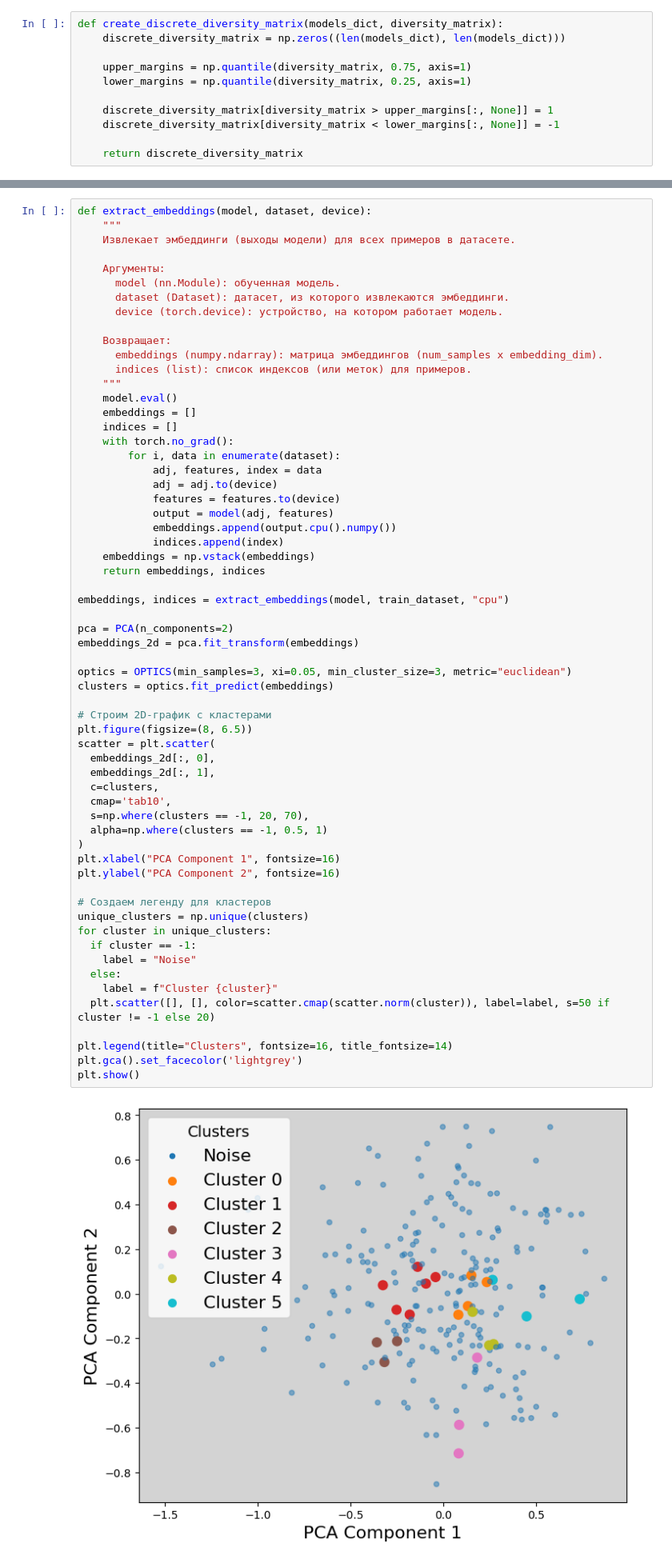
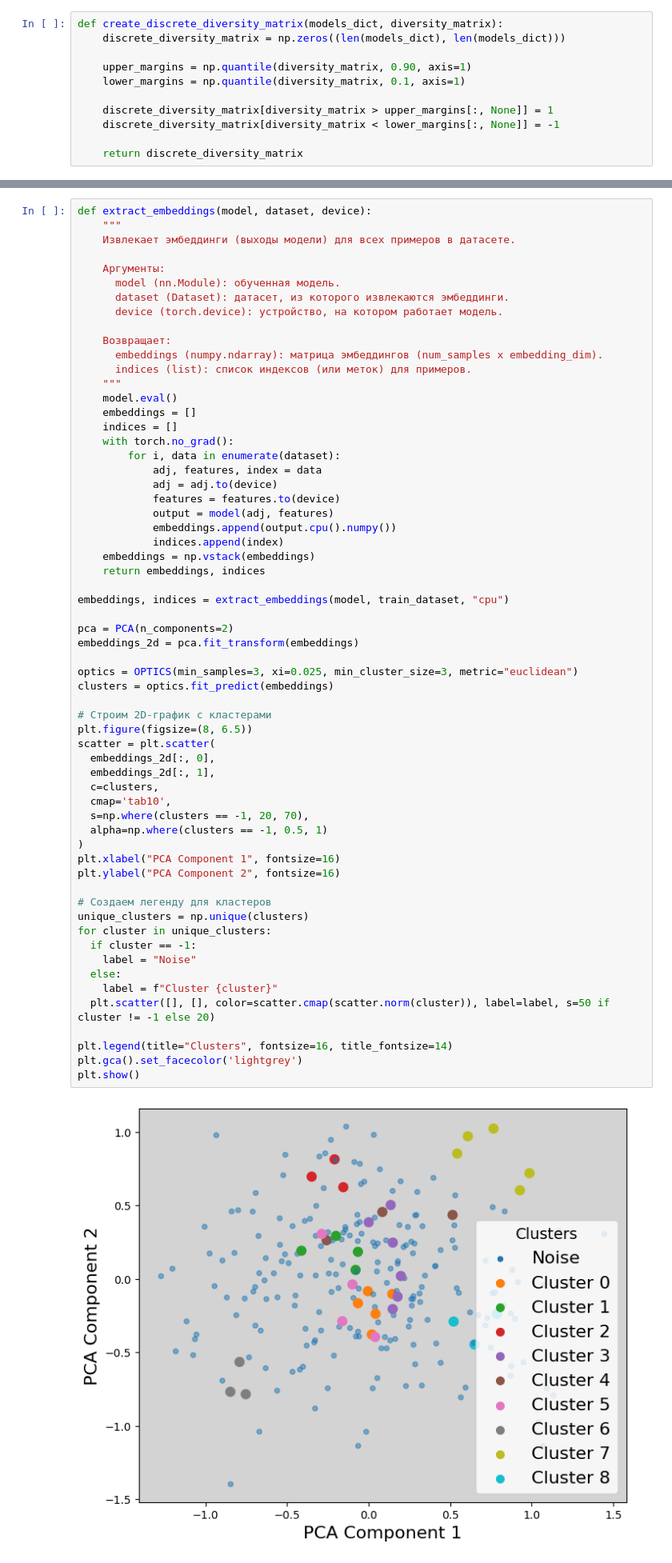
Before and after one commit to intsystems/predicator-function-for-neural-networks, a Jupyter notebook: code/GCN.ipynb, the cells around one changed output, grey strips where cells are left out. Shown at 80% size. Drawn from its saved outputs; the diff is of its cells as text.

```diff
--- a/code/GCN.ipynb
+++ b/code/GCN.ipynb
@@ -429,8 +429,8 @@ plt.show()
 def create_discrete_diversity_matrix(models_dict, diversity_matrix):
     discrete_diversity_matrix = np.zeros((len(models_dict), len(models_dict)))
 
-    upper_margins = np.quantile(diversity_matrix, 0.75, axis=1)
-    lower_margins = np.quantile(diversity_matrix, 0.25, axis=1)
+    upper_margins = np.quantile(diversity_matrix, 0.90, axis=1)
+    lower_margins = np.quantile(diversity_matrix, 0.1, axis=1)
 
     discrete_diversity_matrix[diversity_matrix > upper_margins[:, None]] = 1
     discrete_diversity_matrix[diversity_matrix < lower_margins[:, None]] = -1
@@ -676,36 +722,36 @@ embeddings, indices = extract_embeddings(model, train_dataset, "cpu")
 pca = PCA(n_components=2)
 embeddings_2d = pca.fit_transform(embeddings)
 
-optics = OPTICS(min_samples=3, xi=0.05, min_cluster_size=3, metric="euclidean")
+optics = OPTICS(min_samples=3, xi=0.025, min_cluster_size=3, metric="euclidean")
 clusters = optics.fit_predict(embeddings)
 
 # Строим 2D-график с кластерами
 plt.figure(figsize=(8, 6.5))
 scatter = plt.scatter(
   embeddings_2d[:, 0],
   embeddings_2d[:, 1],
   c=clusters,
   cmap='tab10',
   s=np.where(clusters == -1, 20, 70),
   alpha=np.where(clusters == -1, 0.5, 1)
 )
 plt.xlabel("PCA Component 1", fontsize=16)
 plt.ylabel("PCA Component 2", fontsize=16)
 
 # Создаем легенду для кластеров
 unique_clusters = np.unique(clusters)
 for cluster in unique_clusters:
   if cluster == -1:
     label = "Noise"
   else:
     label = f"Cluster {cluster}"
   plt.scatter([], [], color=scatter.cmap(scatter.norm(cluster)), label=label, s=50 if cluster != -1 else 20)
 
 plt.legend(title="Clusters", fontsize=16, title_fontsize=14)
 plt.gca().set_facecolor('lightgrey')
 plt.show()
 # %% [output]
-[figure, old version]
+[figure, new version]
 # %%
 embeddings[0]
 # %% [output]
```
Also changed, not shown: parts of 8 cells of this notebook, 5 other files.
